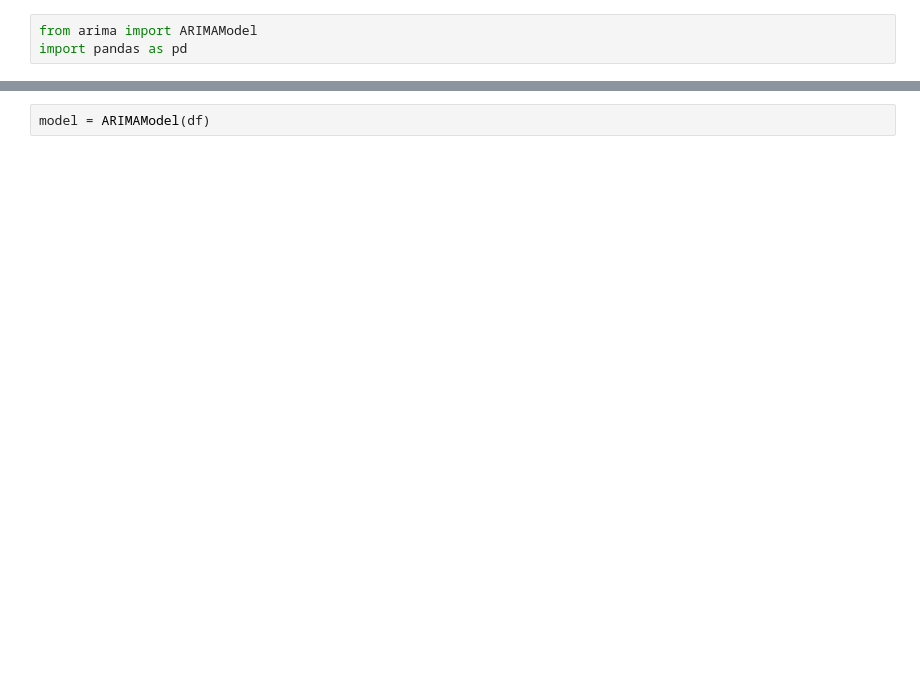
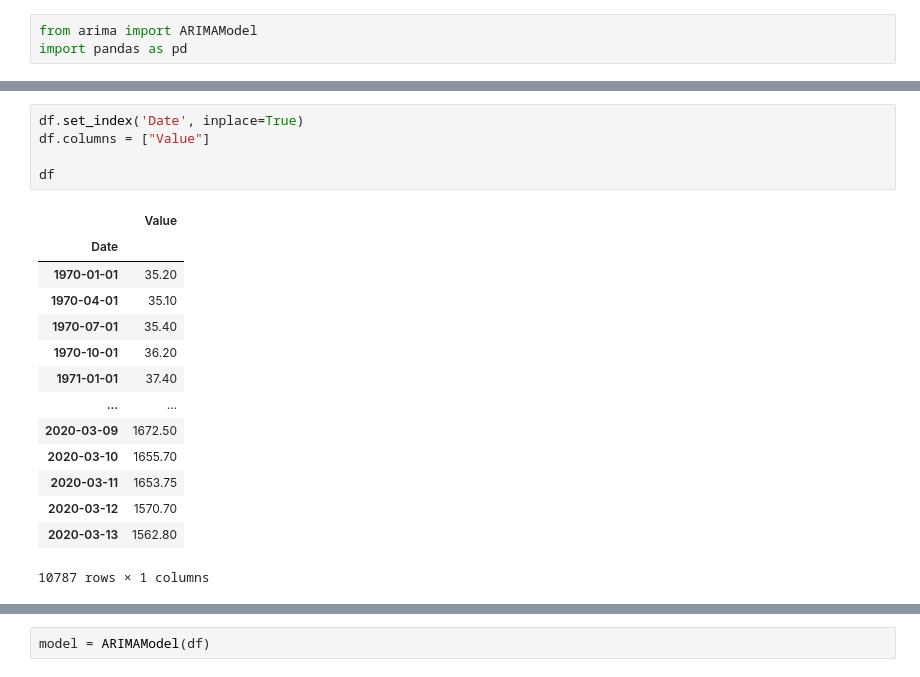
Before and after one commit to gerorsch/time_series_PPGIA, a Jupyter notebook: testes.ipynb, the cells around one changed output, grey strips where cells are left out. Cells and saved outputs as stored; diff of their text form; blank space fills up the shorter version.

```diff
--- a/testes.ipynb
+++ b/testes.ipynb
@@ -67,0 +47,20 @@ df
+# %%
+df.set_index('Date', inplace=True)
+df.columns = ["Value"]
+
+df
+# %% [output]
+|  | Value |
+| Date |  |
+| 1970-01-01 | 35.20 |
+| 1970-04-01 | 35.10 |
+| 1970-07-01 | 35.40 |
+| 1970-10-01 | 36.20 |
+| 1971-01-01 | 37.40 |
+| ... | ... |
+| 2020-03-09 | 1672.50 |
+| 2020-03-10 | 1655.70 |
+| 2020-03-11 | 1653.75 |
+| 2020-03-12 | 1570.70 |
+| 2020-03-13 | 1562.80 |
+10787 rows × 1 columns
```
Also changed, not shown: parts of 25 cells of this notebook, 2 other files.
